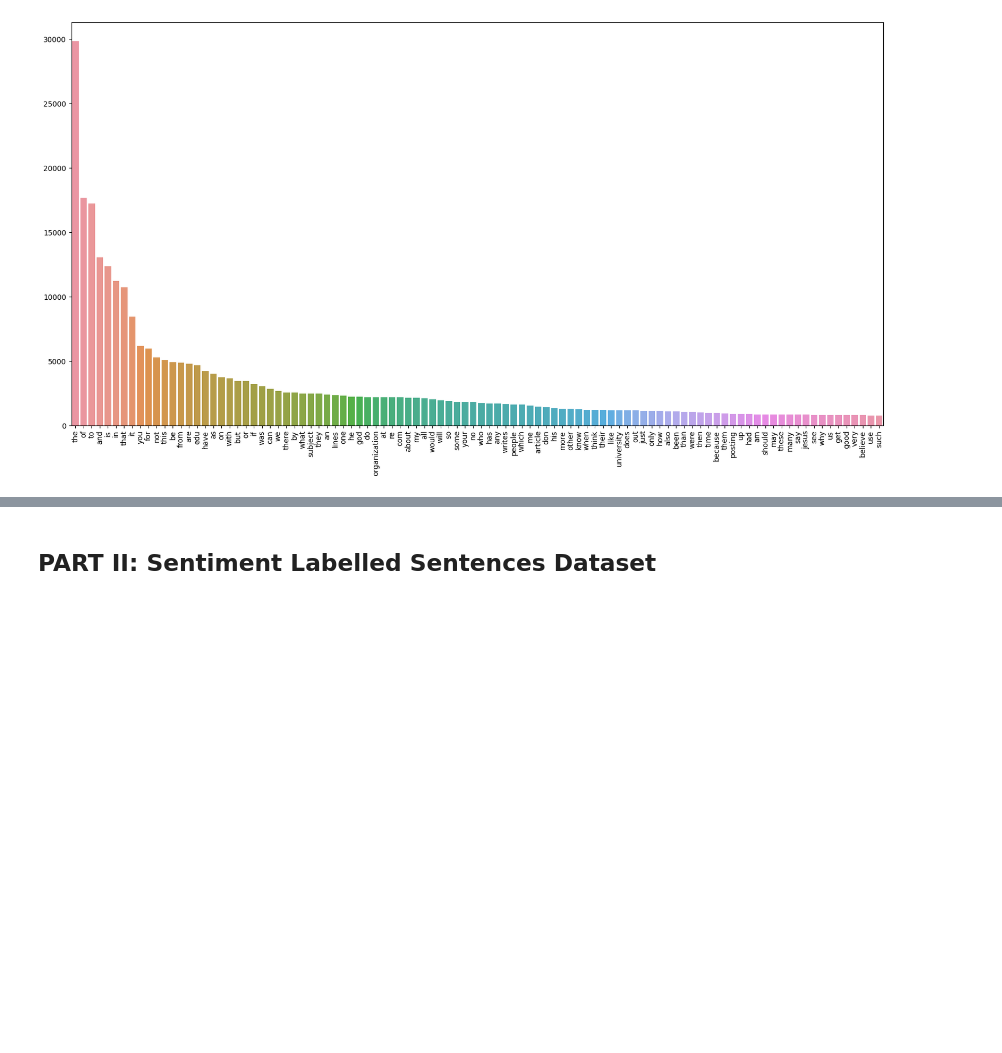
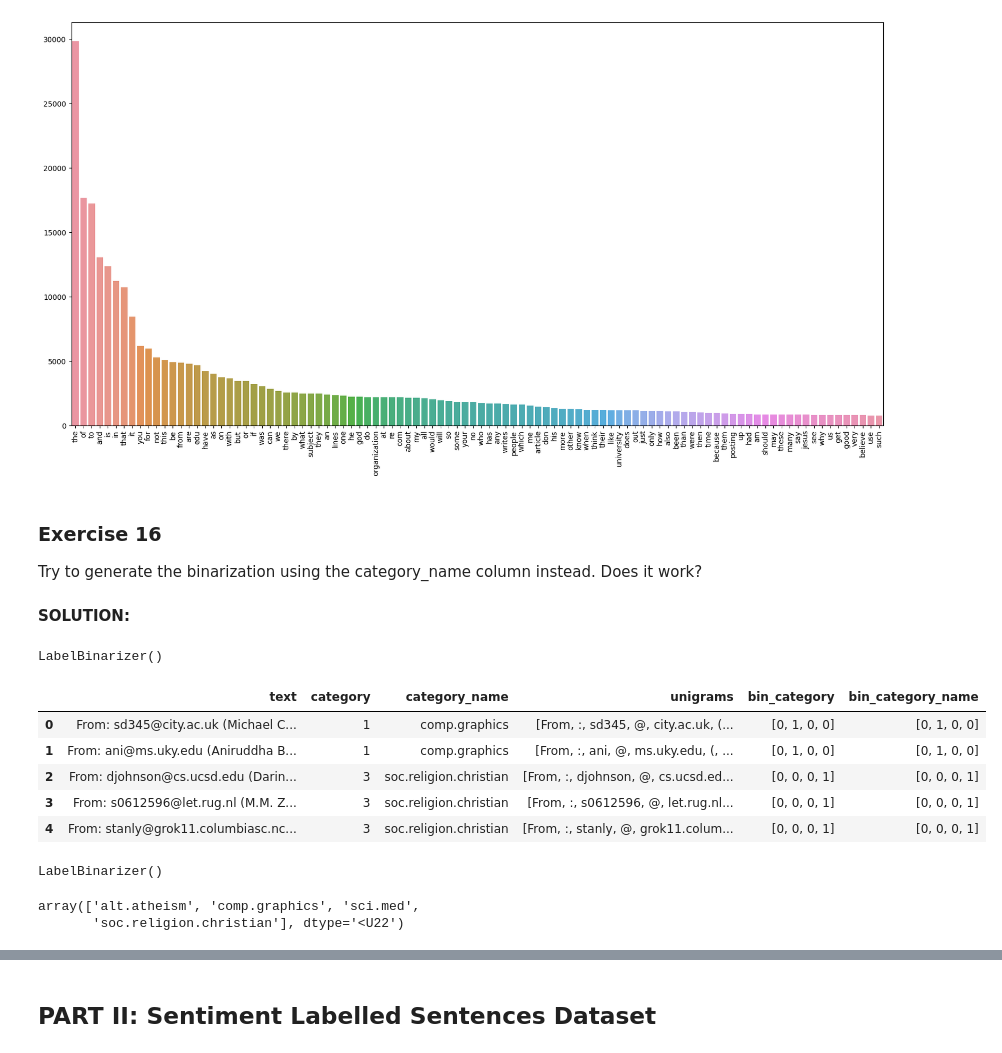
Before and after one commit to vlopez0392/DM2023-Lab1-Fork, a Jupyter notebook: Homework/DM2023_Lab1_Homework.ipynb, the cells around one changed output, grey strips where cells are left out. Drawn from its saved outputs; the diff is of its cells as text; code cells hidden in the pictures; blank space fills up the shorter version.

Commit message:
Solved Exercise 11 and16

```diff
--- a/Homework/DM2023_Lab1_Homework.ipynb
+++ b/Homework/DM2023_Lab1_Homework.ipynb
@@ -326,3 +417,39 @@ g = sns.barplot(x = x_count, y = y_freq)
 g.set_xticklabels(x_count, rotation = 90);
 # %% [output]
 [figure]
+# %% [markdown]
+### **Exercise 16**
+
+Try to generate the binarization using the category_name column instead. Does it work?
+# %% [markdown]
+**SOLUTION:**
+# %%
+##Imports
+from sklearn import preprocessing, metrics, decomposition, pipeline, dummy
+
+mlb = preprocessing.LabelBinarizer();
+mlb.fit(X.category)
+# %% [output]
+LabelBinarizer()
+# %%
+X['bin_category'] = mlb.transform(X['category']).tolist();
+X.head()
+# %% [output]
+|  | text | category | category_name | unigrams | bin_category | bin_category_name |
+| 0 | From: sd345@city.ac.uk (Michael C... | 1 | comp.graphics | [From, :, sd345, @, city.ac.uk, (... | [0, 1, 0, 0] | [0, 1, 0, 0] |
+| 1 | From: ani@ms.uky.edu (Aniruddha B... | 1 | comp.graphics | [From, :, ani, @, ms.uky.edu, (, ... | [0, 1, 0, 0] | [0, 1, 0, 0] |
+| 2 | From: djohnson@cs.ucsd.edu (Darin... | 3 | soc.religion.christian | [From, :, djohnson, @, cs.ucsd.ed... | [0, 0, 0, 1] | [0, 0, 0, 1] |
+| 3 | From: s0612596@let.rug.nl (M.M. Z... | 3 | soc.religion.christian | [From, :, s0612596, @, let.rug.nl... | [0, 0, 0, 1] | [0, 0, 0, 1] |
+| 4 | From: stanly@grok11.columbiasc.nc... | 3 | soc.religion.christian | [From, :, stanly, @, grok11.colum... | [0, 0, 0, 1] | [0, 0, 0, 1] |
+# %%
+###Let's try to repeat the process above with the category_name column
+
+mlb_cat = preprocessing.LabelBinarizer();
+mlb_cat.fit(X.category_name)
+# %% [output]
+LabelBinarizer()
+# %%
+mlb_cat.classes_
+# %% [output]
+array(['alt.atheism', 'comp.graphics', 'sci.med',
+       'soc.religion.christian'], dtype='<U22')
```
Also changed, not shown: parts of 18 cells of this notebook, 2 other files.
